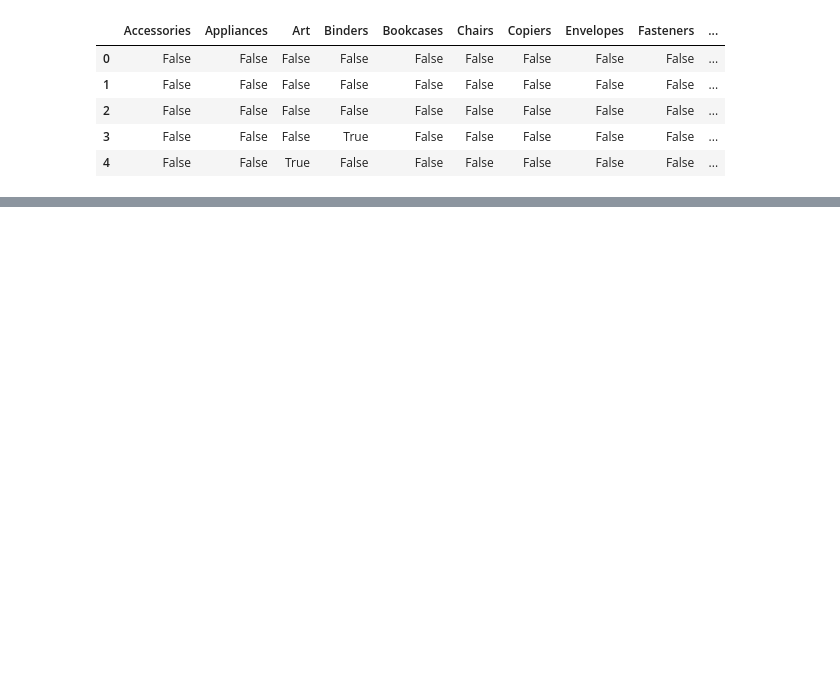
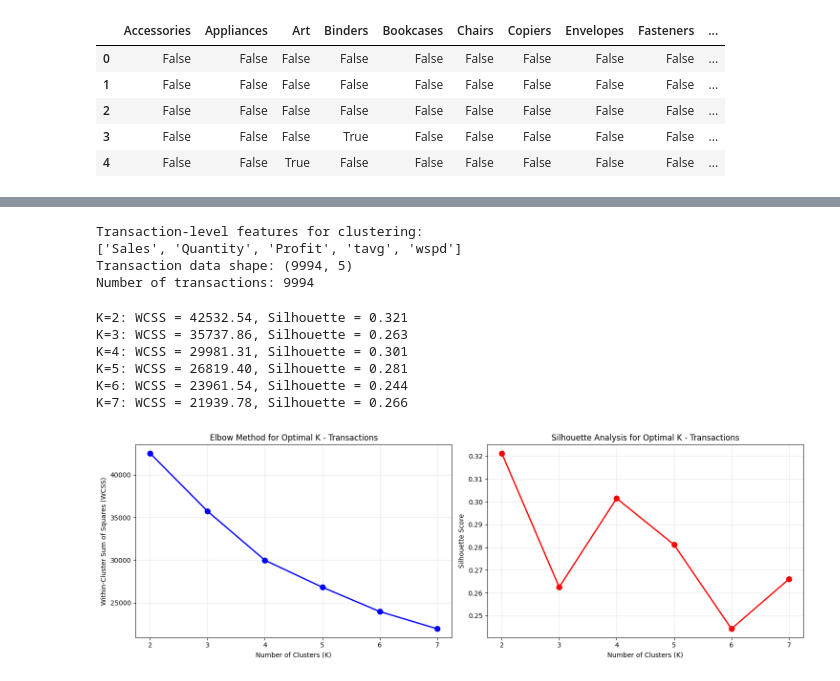
Before and after one commit to MaharLeika18/Data-Mining---Python, a Jupyter notebook: Final_Exam/ClusterAnalysis.ipynb, the cells around one changed output, grey strips where cells are left out. Saved outputs shown, nothing was run; the diff lists cells and outputs as text; code cells hidden in the pictures; blank space fills up the shorter version.

Commit message:
fixed dupes + added assoc analysis

```diff
--- a/Final_Exam/ClusterAnalysis.ipynb
+++ b/Final_Exam/ClusterAnalysis.ipynb
@@ -373,12 +397,68 @@ Features standardized successfully
 # %%
-# Determine optimal number of clusters
-wcss = []
-silhouette_scores = []
-k_range = range(2, 8)
+# transaction clustering
+transaction_clustering_features = [
+    'Sales',
+    'Quantity',
+    'Profit',
+    'tavg',
+    'wspd'
+]
 
-for k in k_range:
-    kmeans = KMeans(n_clusters=k, random_state=42, n_init=10)
-    kmeans.fit(X_scaled)
-    wcss.append(kmeans.inertia_)
-    silhouette_scores.append(silhouette_score(X_scaled, kmeans.labels_))
+X_transaction_cluster = data_with_weather[transaction_clustering_features].fillna(0)
+X_transaction_cluster = X_transaction_cluster.replace([np.inf, -np.inf], 0)
+
+scaler_transaction = StandardScaler()
+X_transaction_scaled = scaler_transaction.fit_transform(X_transaction_cluster)
+
+print("Transaction-level features for clustering:")
+print(transaction_clustering_features)
+print(f"Transaction data shape: {X_transaction_scaled.shape}")
+print(f"Number of transactions: {X_transaction_scaled.shape[0]}")
+# %% [output]
+Transaction-level features for clustering:
+['Sales', 'Quantity', 'Profit', 'tavg', 'wspd']
+Transaction data shape: (9994, 5)
+Number of transactions: 9994
+# %%
+# Clusters
+wcss_transaction = []
+silhouette_scores_transaction = []
+k_range = range(2, 8)
+
+for k in k_range:
+    kmeans = KMeans(n_clusters=k, random_state=42, n_init=10)
+    kmeans.fit(X_transaction_scaled)
+    wcss_transaction.append(kmeans.inertia_)
+    silhouette_scores_transaction.append(silhouette_score(X_transaction_scaled, kmeans.labels_))
+    print(f"K={k}: WCSS = {kmeans.inertia_:.2f}, Silhouette = {silhouette_scores_transaction[-1]:.3f}")
+
+# Plot the results
+plt.figure(figsize=(15, 5))
+
+# Elbow Method Plot
+plt.subplot(1, 2, 1)
+plt.plot(k_range, wcss_transaction, 'bo-', linewidth=2, markersize=8)
+plt.xlabel('Number of Clusters (K)')
+plt.ylabel('Within-Cluster Sum of Squares (WCSS)')
+plt.title('Elbow Method for Optimal K - Transactions')
+plt.grid(True, alpha=0.3)
+
+# Silhouette Score Plot
+plt.subplot(1, 2, 2)
+plt.plot(k_range, silhouette_scores_transaction, 'ro-', linewidth=2, markersize=8)
+plt.xlabel('Number of Clusters (K)')
+plt.ylabel('Silhouette Score')
+plt.title('Silhouette Analysis for Optimal K - Transactions')
+plt.grid(True, alpha=0.3)
+
+plt.tight_layout()
+plt.show()
+# %% [output]
+K=2: WCSS = 42532.54, Silhouette = 0.321
+K=3: WCSS = 35737.86, Silhouette = 0.263
+K=4: WCSS = 29981.31, Silhouette = 0.301
+K=5: WCSS = 26819.40, Silhouette = 0.281
+K=6: WCSS = 23961.54, Silhouette = 0.244
+K=7: WCSS = 21939.78, Silhouette = 0.266
+[figure, added]
 # %%
```
Also changed, not shown: parts of 19 cells of this notebook.
